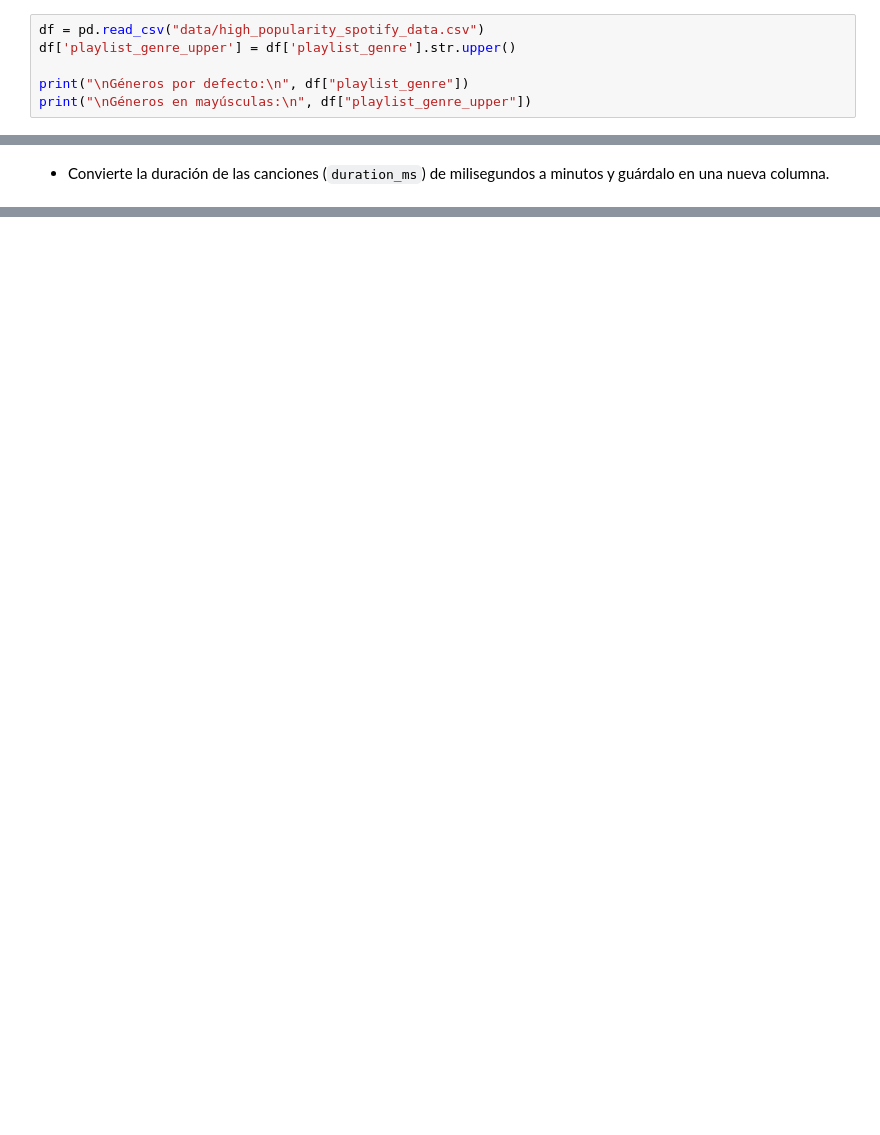
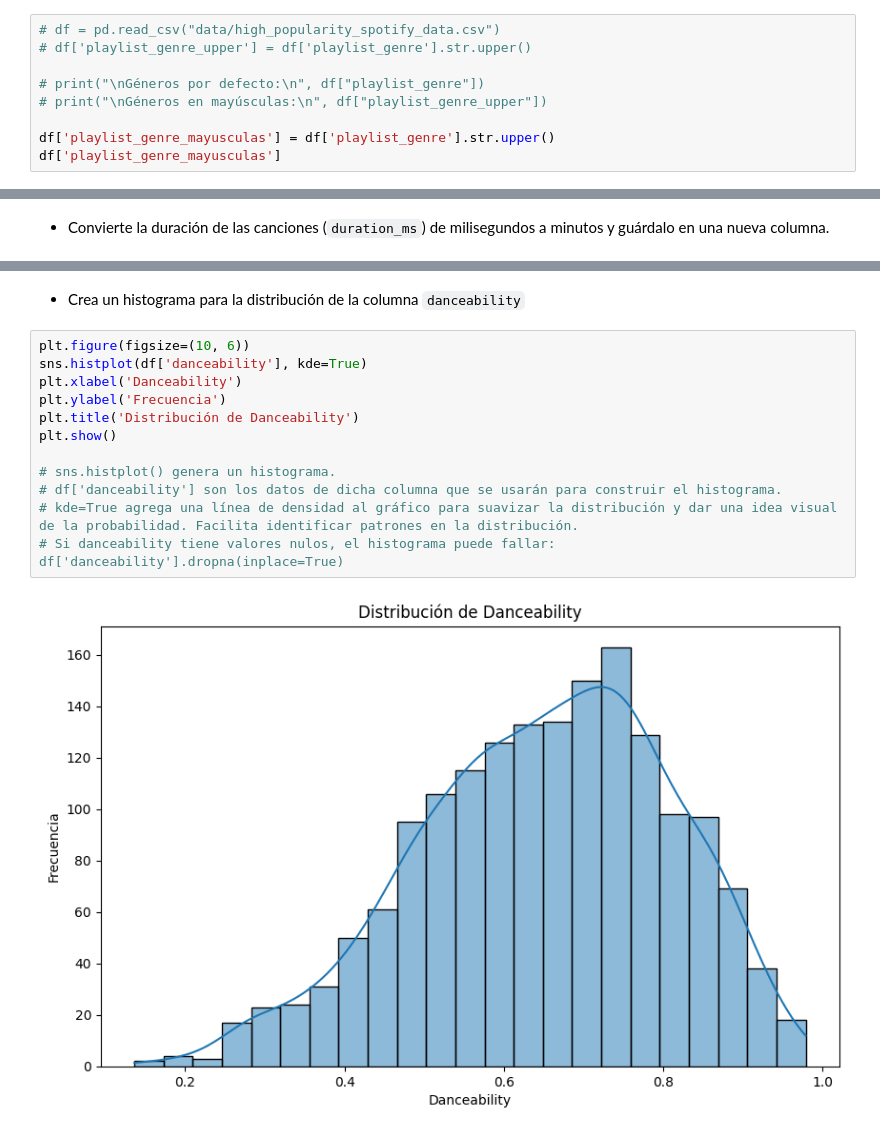
Before and after one commit to Eurobeater/cursoBigDataIA, a Jupyter notebook: Programacion de Inteligencia Artificial/2EV/Python - Pandas/bateria_ejercicios_pandas/bateria_ejercicios_pandas.ipynb, the cells around one changed output, grey strips where cells are left out. Drawn from its saved outputs; the diff is of its cells as text; blank space fills up the shorter version.

```diff
--- a/Programacion de Inteligencia Artificial/2EV/Python - Pandas/bateria_ejercicios_pandas/bateria_ejercicios_pandas.ipynb
+++ b/Programacion de Inteligencia Artificial/2EV/Python - Pandas/bateria_ejercicios_pandas/bateria_ejercicios_pandas.ipynb
@@ -223,9 +211,12 @@ Lady Gaga
 # %% [markdown]
 - Crea una nueva columna que contenga únicamente el género (`playlist_genre`) en mayúsculas.
 # %%
-df = pd.read_csv("data/high_popularity_spotify_data.csv")
-df['playlist_genre_upper'] = df['playlist_genre'].str.upper()
+# df = pd.read_csv("data/high_popularity_spotify_data.csv")
+# df['playlist_genre_upper'] = df['playlist_genre'].str.upper()
 
-print("\nGéneros por defecto:\n", df["playlist_genre"])
-print("\nGéneros en mayúsculas:\n", df["playlist_genre_upper"])
+# print("\nGéneros por defecto:\n", df["playlist_genre"])
+# print("\nGéneros en mayúsculas:\n", df["playlist_genre_upper"])
+
+df['playlist_genre_mayusculas'] = df['playlist_genre'].str.upper()
+df['playlist_genre_mayusculas']
 # %% [output]
@@ -275,0 +335,16 @@ Duración en ms a minutos:
+# %% [markdown]
+- Crea un histograma para la distribución de la columna `danceability`
+# %%
+plt.figure(figsize=(10, 6))
+sns.histplot(df['danceability'], kde=True)
+plt.xlabel('Danceability')
+plt.ylabel('Frecuencia')
+plt.title('Distribución de Danceability')
+plt.show()
+
+# sns.histplot() genera un histograma.
+# df['danceability'] son los datos de dicha columna que se usarán para construir el histograma.
+# kde=True agrega una línea de densidad al gráfico para suavizar la distribución y dar una idea visual de la probabilidad. Facilita identificar patrones en la distribución.
+# Si danceability tiene valores nulos, el histograma puede fallar: df['danceability'].dropna(inplace=True)
+# %% [output]
+[figure, added]
```
Also changed, not shown: parts of 36 cells of this notebook, 1 other file.
